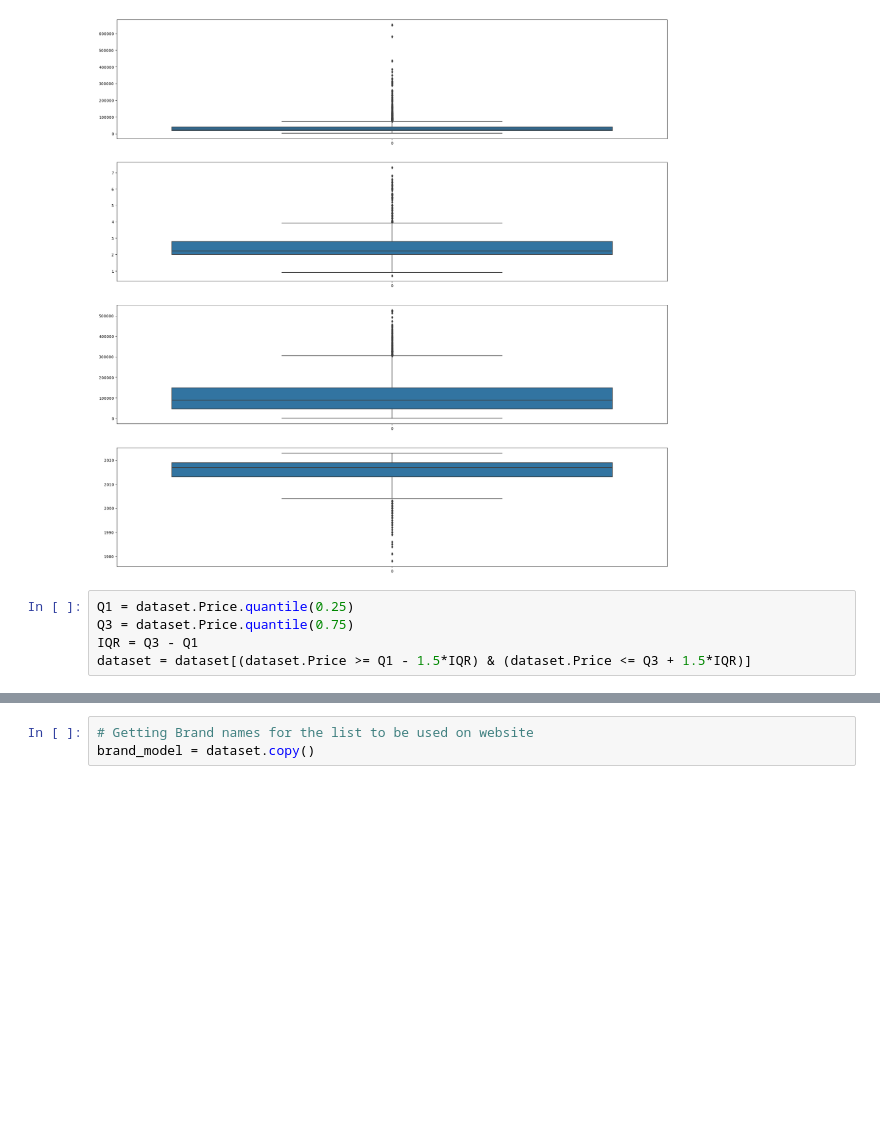
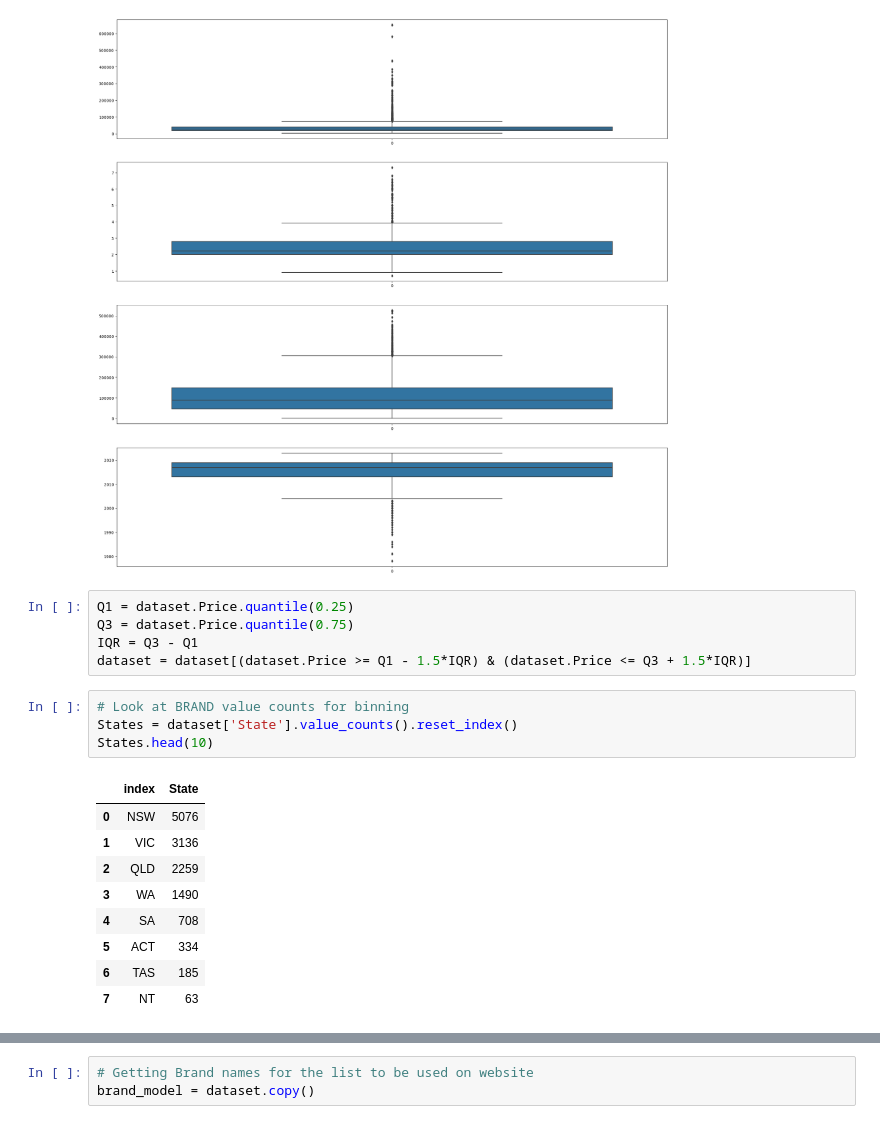
Before and after one commit to zquiroga/Project-4---Group-No.1, a Jupyter notebook: Data-Engineering.ipynb, the cells around one changed output, grey strips where cells are left out. Drawn from its saved outputs; the diff is of its cells as text; blank space fills up the shorter version.

```diff
--- a/Data-Engineering.ipynb
+++ b/Data-Engineering.ipynb
@@ -130,3 +130,17 @@ Q1 = dataset.Price.quantile(0.25)
 Q3 = dataset.Price.quantile(0.75)
 IQR = Q3 - Q1
 dataset = dataset[(dataset.Price >= Q1 - 1.5*IQR) & (dataset.Price <= Q3 + 1.5*IQR)]
+# %%
+# Look at BRAND value counts for binning
+States = dataset['State'].value_counts().reset_index()
+States.head(10)
+# %% [output]
+|  | index | State |
+| 0 | NSW | 5076 |
+| 1 | VIC | 3136 |
+| 2 | QLD | 2259 |
+| 3 | WA | 1490 |
+| 4 | SA | 708 |
+| 5 | ACT | 334 |
+| 6 | TAS | 185 |
+| 7 | NT | 63 |
```
Also changed, not shown: parts of 26 cells of this notebook, 9 other files.
